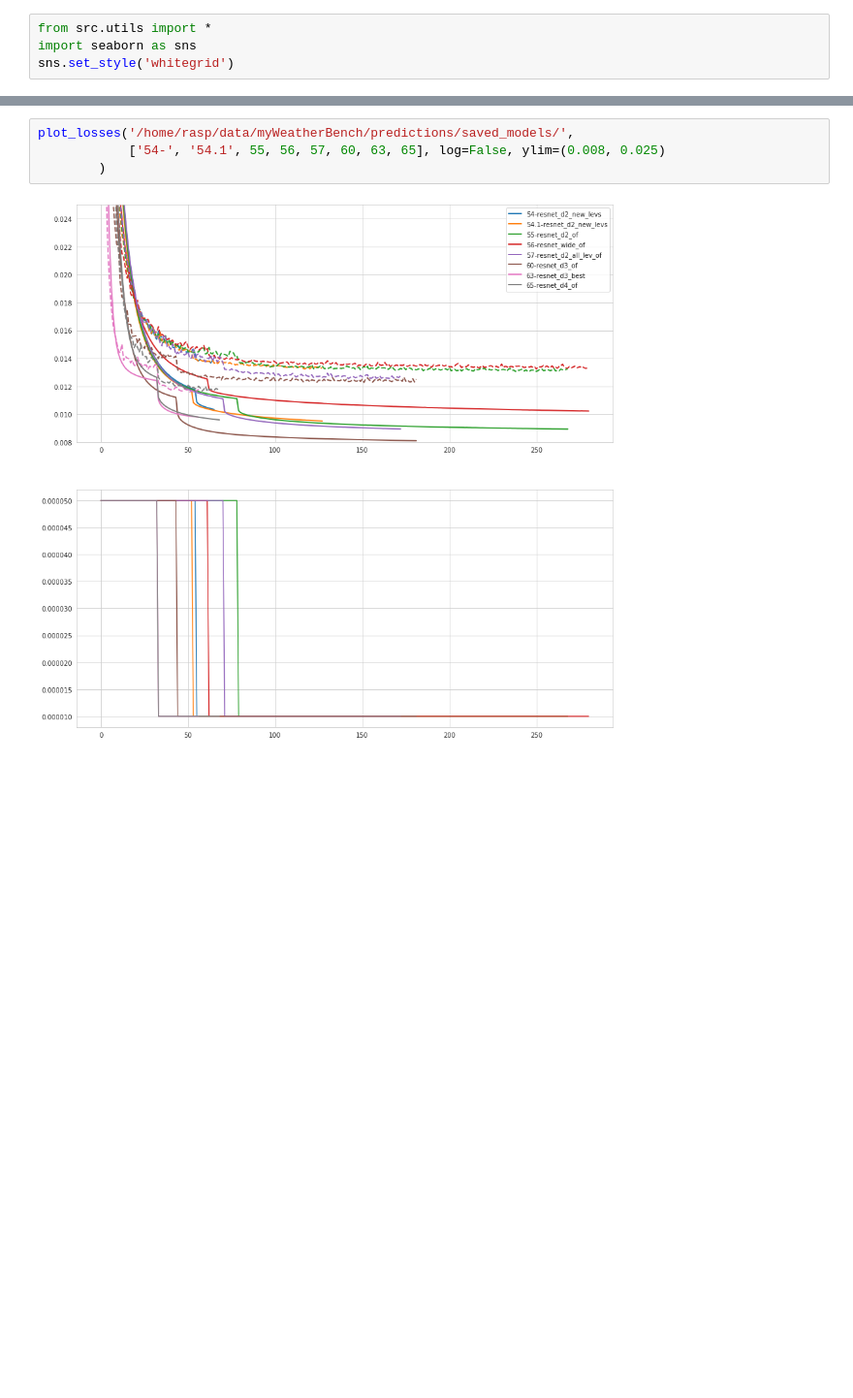
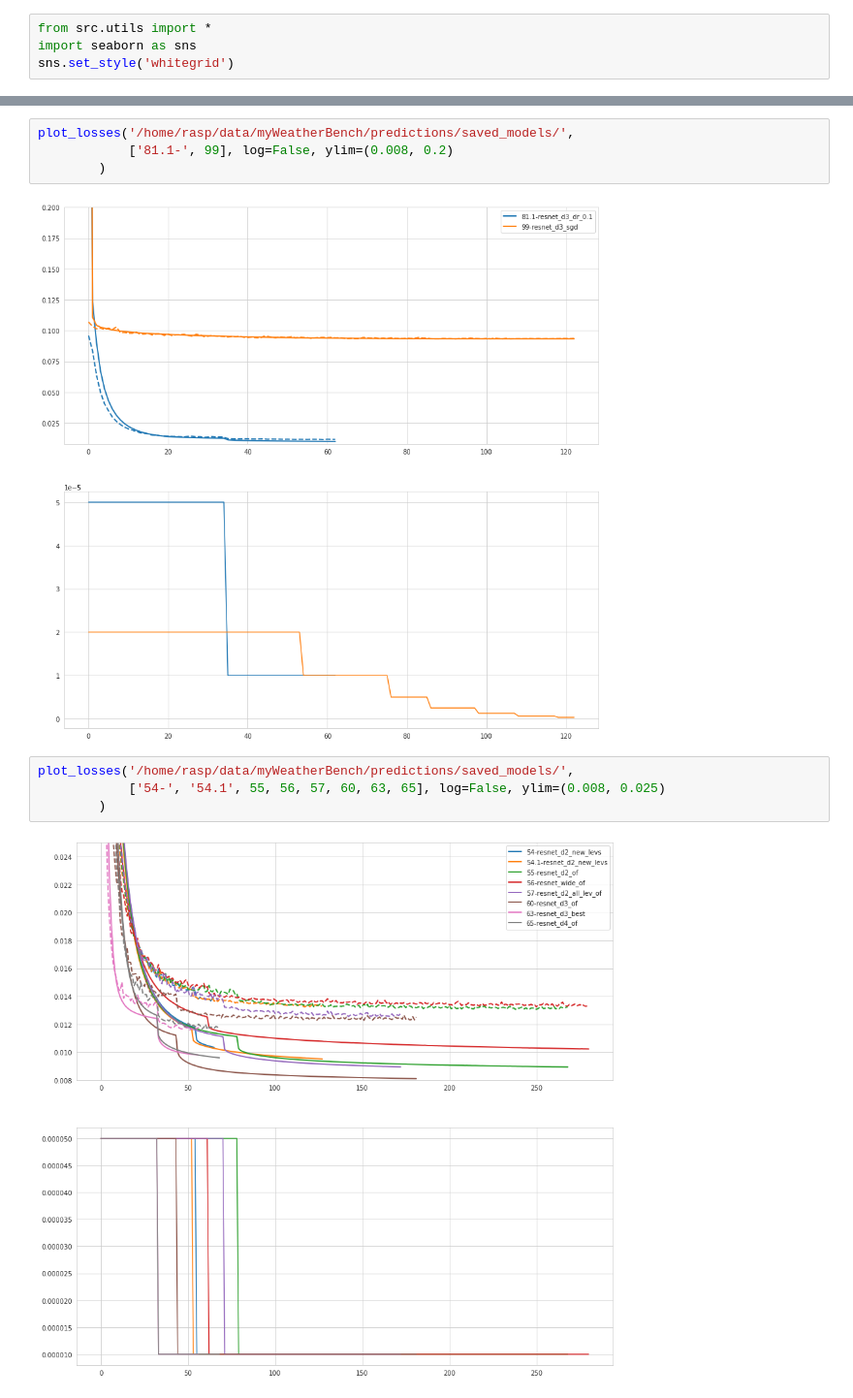
Before and after one commit to sagar-garg/WeatherBench, a Jupyter notebook: devlog/17-overfitting_tests.ipynb, the cells around one changed output, grey strips where cells are left out. Shown at 97% size. Cells and saved outputs as stored; diff of their text form; blank space fills up the shorter version.

```diff
--- a/devlog/17-overfitting_tests.ipynb
+++ b/devlog/17-overfitting_tests.ipynb
@@ -11,3 +40,9 @@ sns.set_style('whitegrid')
+# %%
+plot_losses('/home/rasp/data/myWeatherBench/predictions/saved_models/',
+            ['81.1-', 99], log=False, ylim=(0.008, 0.2)
+        )
+# %% [output]
+[figure, added]
 # %%
 plot_losses('/home/rasp/data/myWeatherBench/predictions/saved_models/',
             ['54-', '54.1', 55, 56, 57, 60, 63, 65], log=False, ylim=(0.008, 0.025)
```
Also changed, not shown: parts of 4 cells of this notebook, 5 other files.
